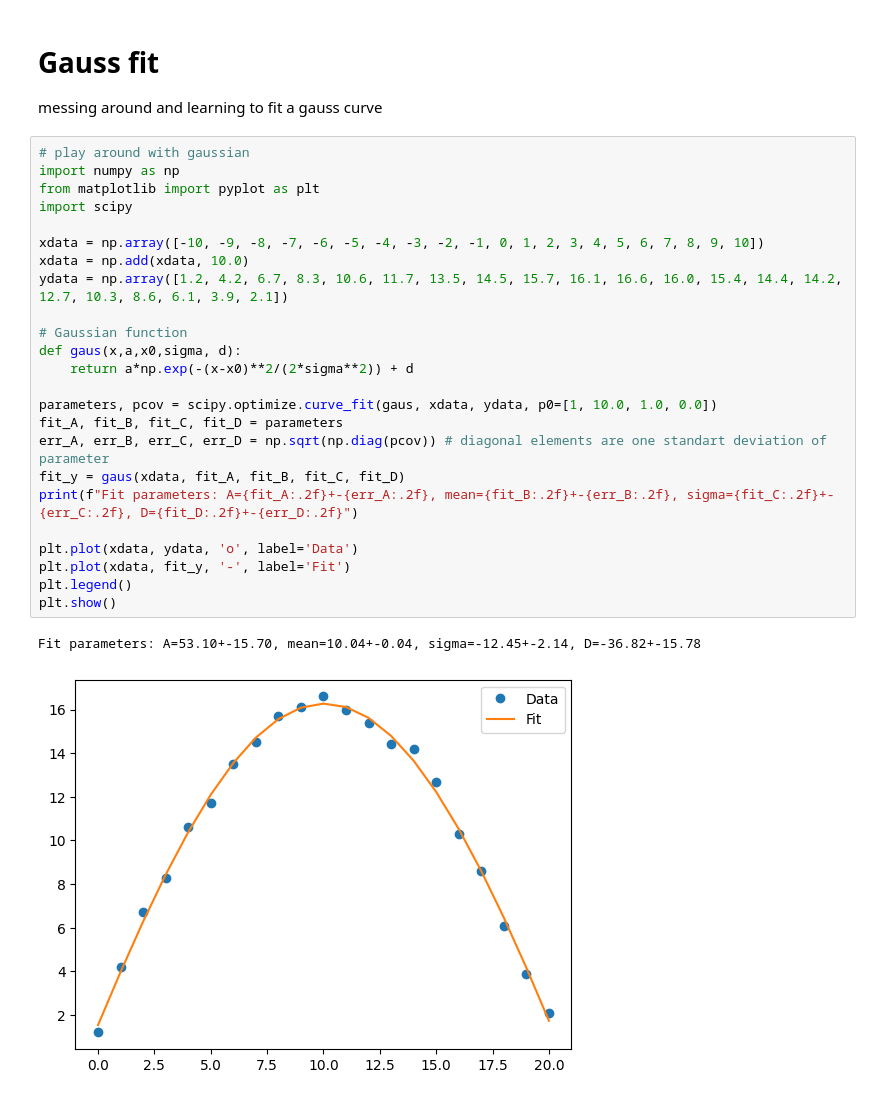
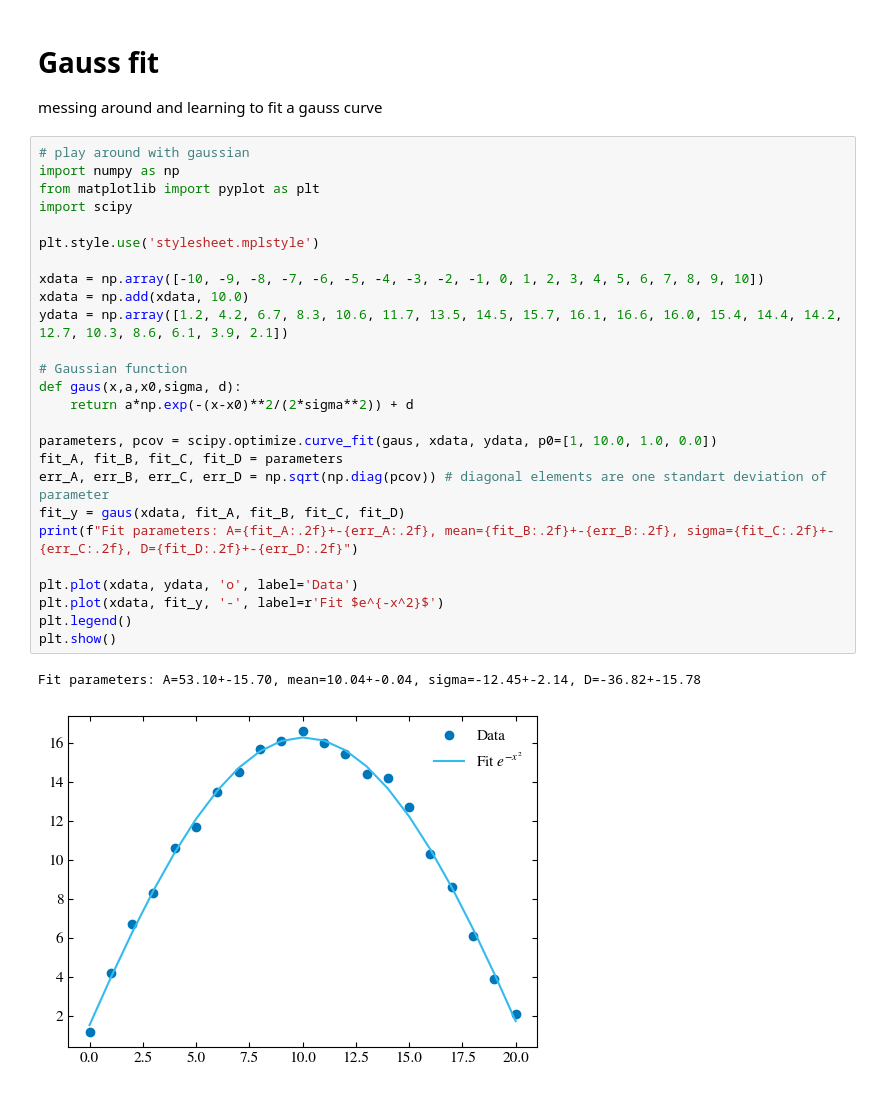
Before and after one commit to felixfisc/qBounce_turbine_sweetspot, a Jupyter notebook: gausfit_learning.ipynb, the cells around one changed output. Saved outputs shown, nothing was run; the diff lists cells and outputs as text.

Commit message:
New plots suited for thesis,  added Gausfits for peaks, added Dumbs for Tobias

```diff
--- a/gausfit_learning.ipynb
+++ b/gausfit_learning.ipynb
@@ -4,27 +4,29 @@ messing around and learning to fit a gauss curve
 # %%
 # play around with gaussian
 import numpy as np
 from matplotlib import pyplot as plt
 import scipy
+
+plt.style.use('stylesheet.mplstyle')
 
 xdata = np.array([-10, -9, -8, -7, -6, -5, -4, -3, -2, -1, 0, 1, 2, 3, 4, 5, 6, 7, 8, 9, 10])
 xdata = np.add(xdata, 10.0)
 ydata = np.array([1.2, 4.2, 6.7, 8.3, 10.6, 11.7, 13.5, 14.5, 15.7, 16.1, 16.6, 16.0, 15.4, 14.4, 14.2, 12.7, 10.3, 8.6, 6.1, 3.9, 2.1])
 
 # Gaussian function
 def gaus(x,a,x0,sigma, d):
     return a*np.exp(-(x-x0)**2/(2*sigma**2)) + d
 
 parameters, pcov = scipy.optimize.curve_fit(gaus, xdata, ydata, p0=[1, 10.0, 1.0, 0.0])
 fit_A, fit_B, fit_C, fit_D = parameters
 err_A, err_B, err_C, err_D = np.sqrt(np.diag(pcov)) # diagonal elements are one standart deviation of parameter
 fit_y = gaus(xdata, fit_A, fit_B, fit_C, fit_D)
 print(f"Fit parameters: A={fit_A:.2f}+-{err_A:.2f}, mean={fit_B:.2f}+-{err_B:.2f}, sigma={fit_C:.2f}+-{err_C:.2f}, D={fit_D:.2f}+-{err_D:.2f}")
 
 plt.plot(xdata, ydata, 'o', label='Data')
-plt.plot(xdata, fit_y, '-', label='Fit')
+plt.plot(xdata, fit_y, '-', label=r'Fit $e^{-x^2}$')
 plt.legend()
 plt.show()
 # %% [output]
 Fit parameters: A=53.10+-15.70, mean=10.04+-0.04, sigma=-12.45+-2.14, D=-36.82+-15.78
-[figure, old version]
+[figure, new version]
```
Also changed, not shown: 13 other files.
